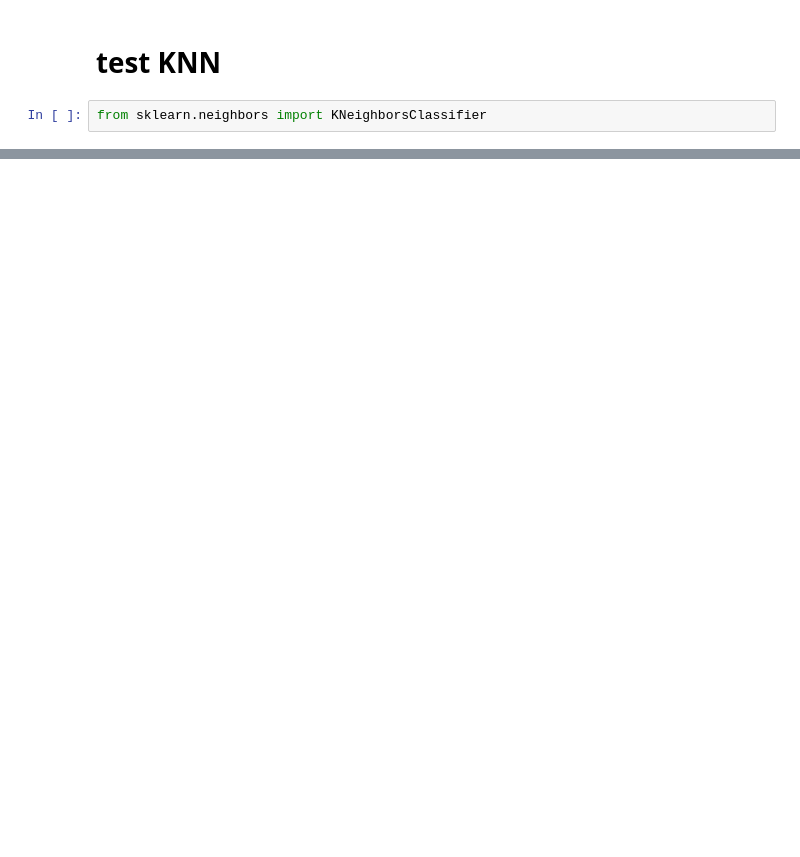
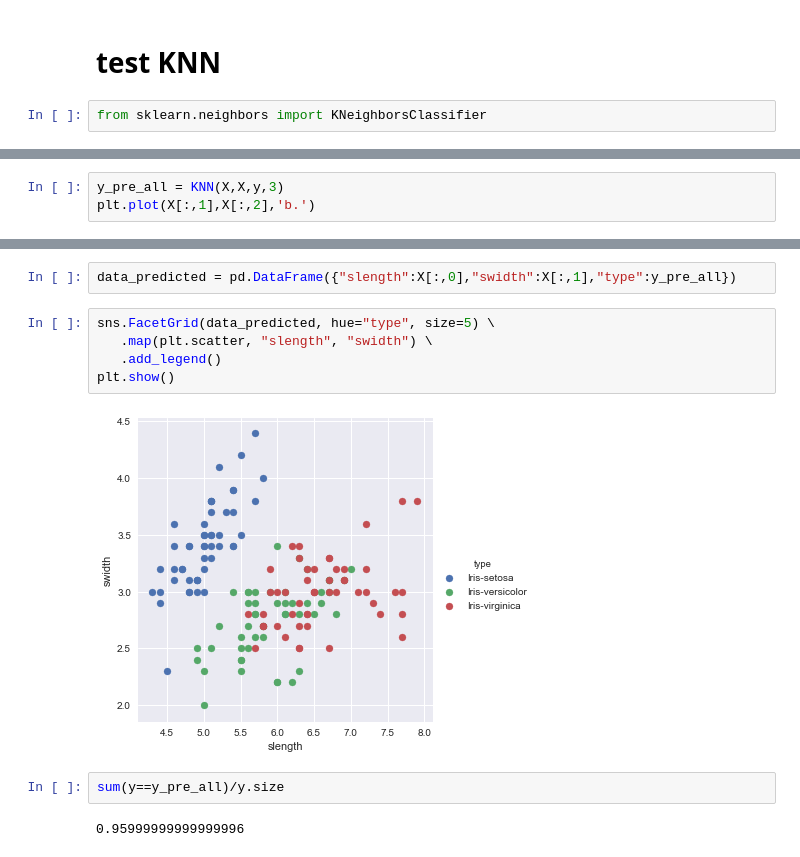
Before and after one commit to MachineLearning-Group/Resource, a Jupyter notebook: demo/KNN_demo.ipynb, the cells around one changed output, grey strips where cells are left out. Drawn from its saved outputs; the diff is of its cells as text; blank space fills up the shorter version.

Commit message:
Visualazition
Add Visualization Part.

```diff
--- a/demo/KNN_demo.ipynb
+++ b/demo/KNN_demo.ipynb
@@ -138,0 +168,3 @@ knn.score(X_test,y_test)
+# %%
+y_pre_all = KNN(X,X,y,3)
+plt.plot(X[:,1],X[:,2],'b.')
@@ -138,0 +177,13 @@ knn.score(X_test,y_test)
+# %%
+data_predicted = pd.DataFrame({"slength":X[:,0],"swidth":X[:,1],"type":y_pre_all})
+# %%
+sns.FacetGrid(data_predicted, hue="type", size=5) \
+   .map(plt.scatter, "slength", "swidth") \
+   .add_legend()
+plt.show()
+# %% [output]
+[figure, added]
+# %%
+sum(y==y_pre_all)/y.size
+# %% [output]
+0.95999999999999996
```
Also changed, not shown: parts of 15 cells of this notebook.
